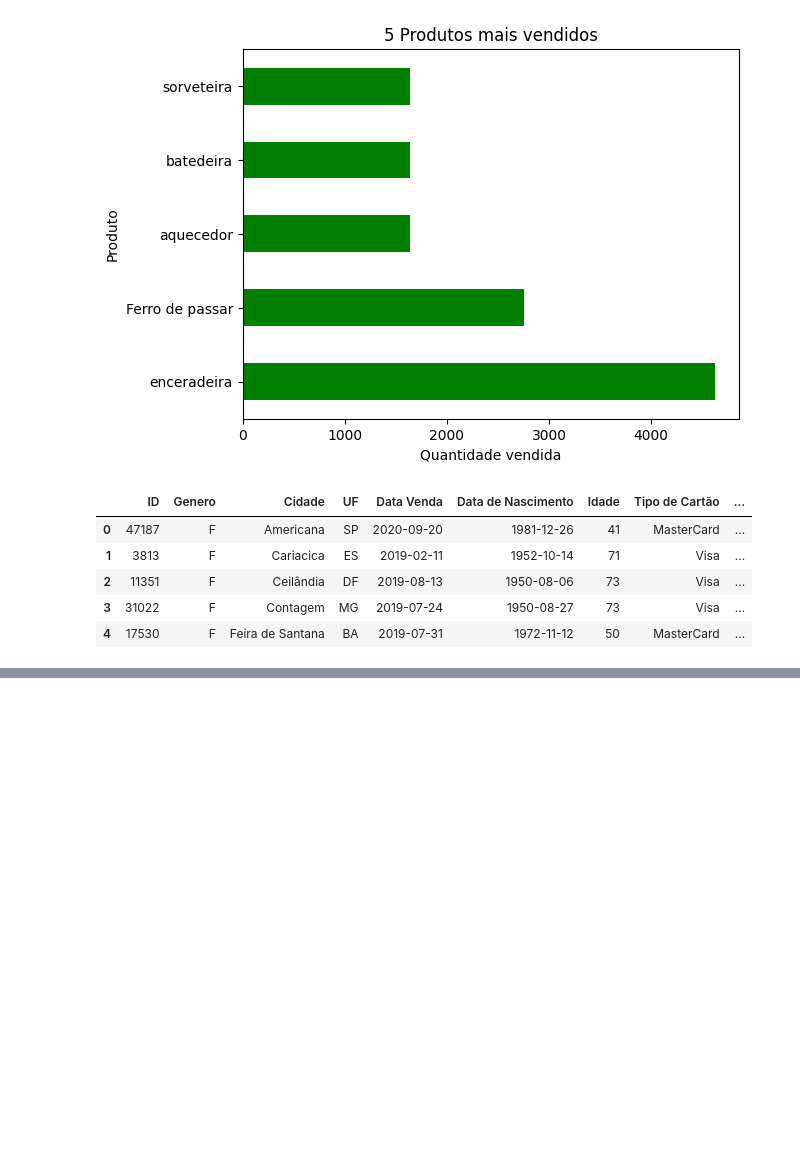
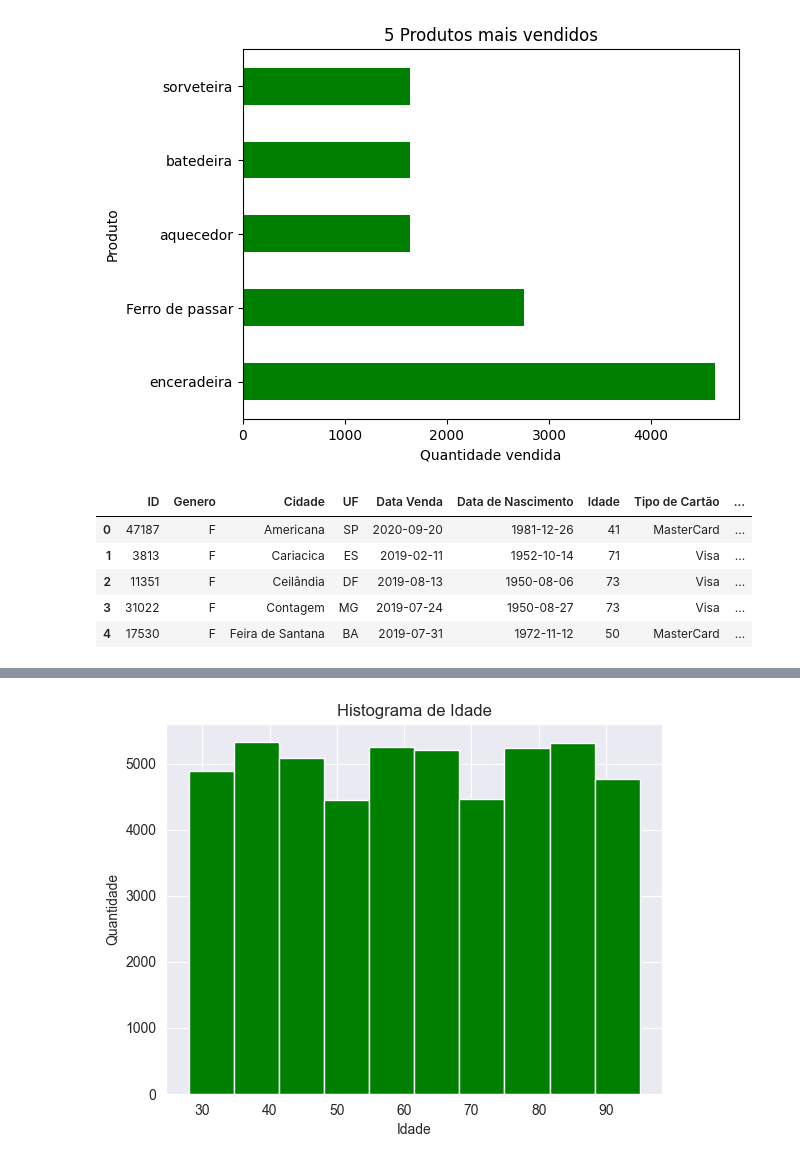
Before and after one commit to Bodoco/Analises-sobre-empresas, a Jupyter notebook: Analises_sobre_vendas_01.ipynb, the cells around one changed output, grey strips where cells are left out. Saved outputs shown, nothing was run; the diff lists cells and outputs as text; code cells hidden in the pictures; blank space fills up the shorter version.

```diff
--- a/Analises_sobre_vendas_01.ipynb
+++ b/Analises_sobre_vendas_01.ipynb
@@ -95,0 +124,9 @@ df.head()
+# %%
+#Agora vamos analisar o publico alvo da empresa
+df['Idade'].plot(kind='hist', color='green')
+plt.title('Histograma de Idade')
+plt.xlabel('Idade')
+plt.ylabel('Quantidade')
+plt.show()
+# %% [output]
+[figure, added]
```
Also changed, not shown: parts of 7 cells of this notebook.
